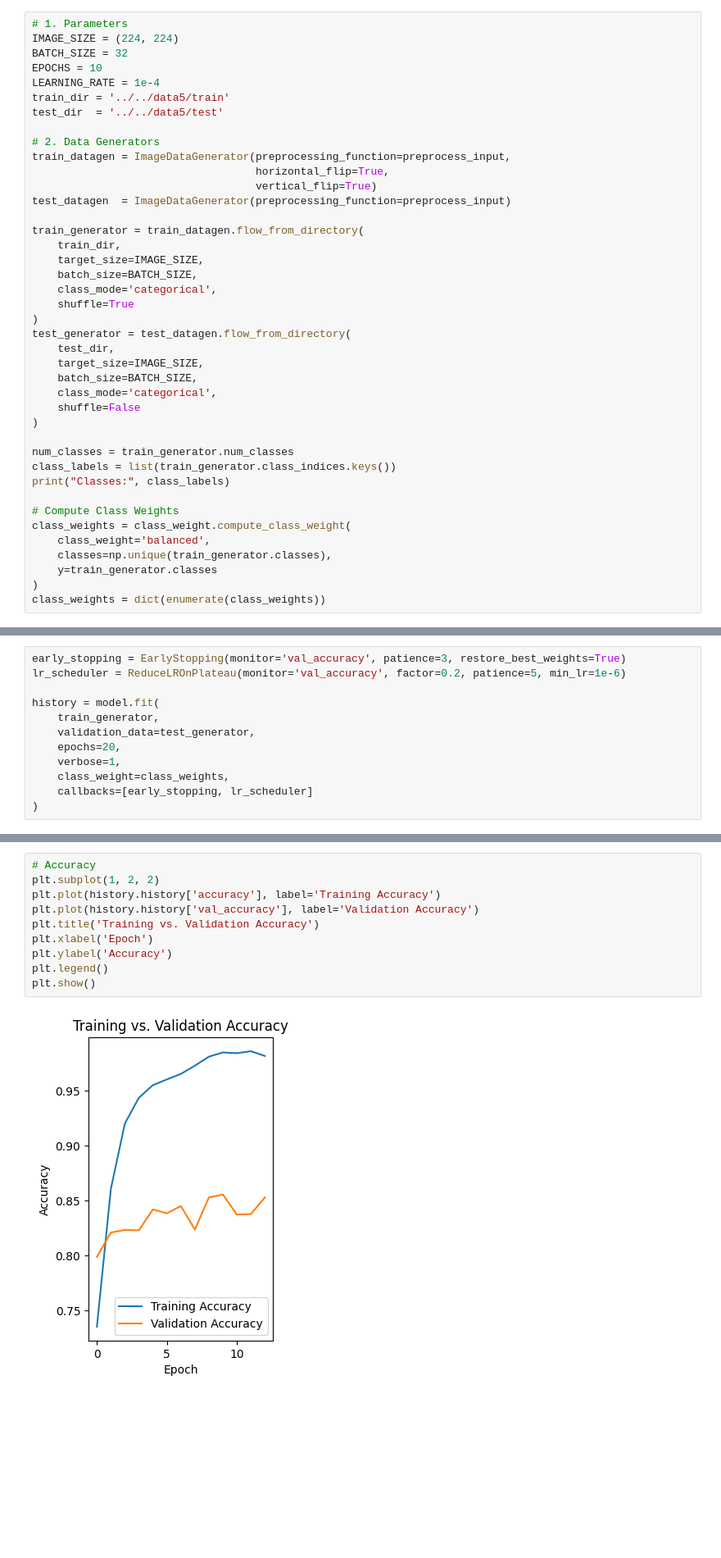
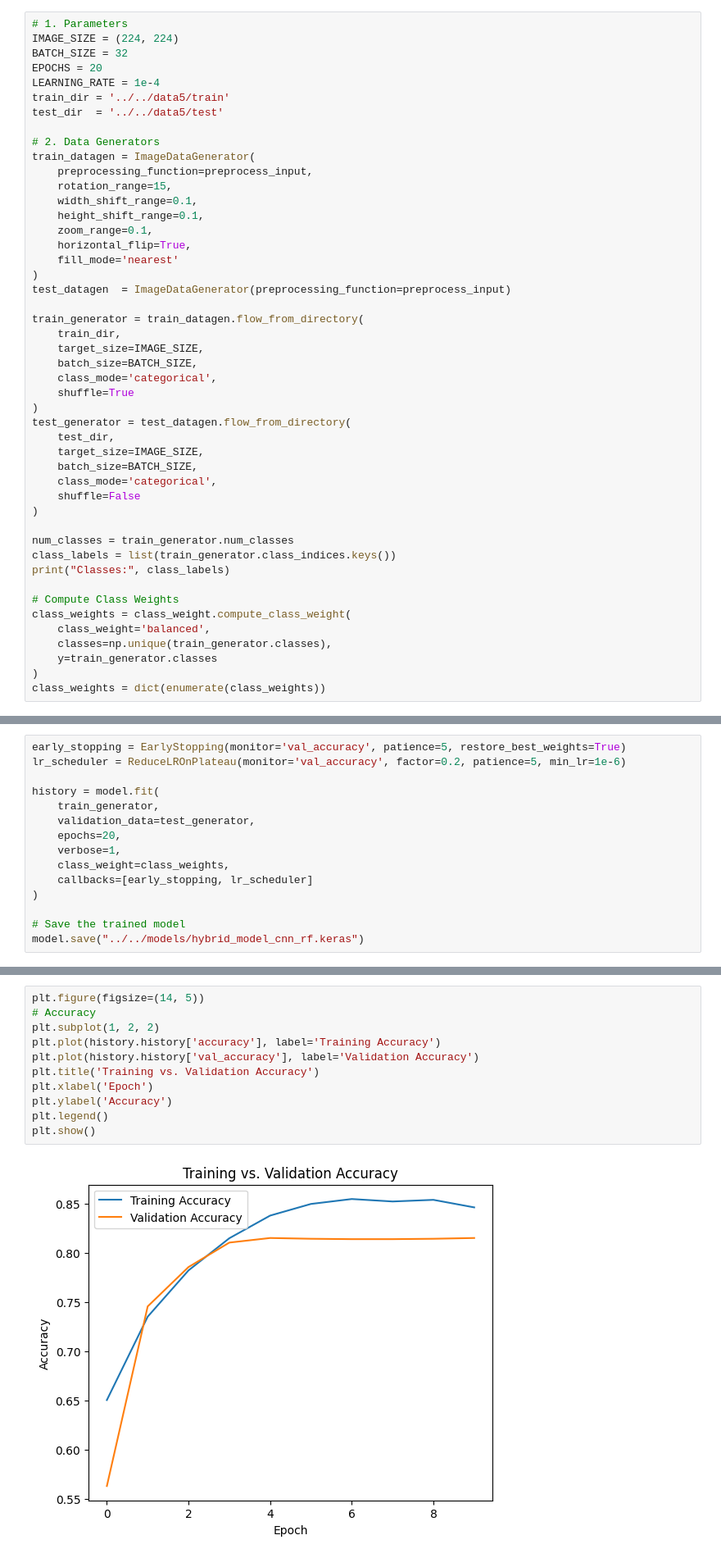
Before and after one commit to leeraaz/SkinDiseaseDiagnosisNepal, a Jupyter notebook: src/notebooks/HybridModelCNNRFWithFT7030.ipynb, the cells around one changed output, grey strips where cells are left out. Shown at 82% size. Saved outputs shown, nothing was run; the diff lists cells and outputs as text; blank space fills up the shorter version.

```diff
--- a/src/notebooks/HybridModelCNNRFWithFT7030.ipynb
+++ b/src/notebooks/HybridModelCNNRFWithFT7030.ipynb
@@ -16,15 +17,21 @@ from sklearn.utils import class_weight
 # 1. Parameters
 IMAGE_SIZE = (224, 224)
 BATCH_SIZE = 32
-EPOCHS = 10
+EPOCHS = 20
 LEARNING_RATE = 1e-4
 train_dir = '../../data5/train'
 test_dir  = '../../data5/test'
 
 # 2. Data Generators
-train_datagen = ImageDataGenerator(preprocessing_function=preprocess_input,
-                                   horizontal_flip=True,
-                                   vertical_flip=True)
+train_datagen = ImageDataGenerator(
+    preprocessing_function=preprocess_input,
+    rotation_range=15,
+    width_shift_range=0.1,
+    height_shift_range=0.1,
+    zoom_range=0.1,
+    horizontal_flip=True,
+    fill_mode='nearest'
+)
 test_datagen  = ImageDataGenerator(preprocessing_function=preprocess_input)
 
 train_generator = train_datagen.flow_from_directory(
@@ -103,5 +123,5 @@ Model: "functional_1"
 # %%
-early_stopping = EarlyStopping(monitor='val_accuracy', patience=3, restore_best_weights=True)
+early_stopping = EarlyStopping(monitor='val_accuracy', patience=5, restore_best_weights=True)
 lr_scheduler = ReduceLROnPlateau(monitor='val_accuracy', factor=0.2, patience=5, min_lr=1e-6)
 
 history = model.fit(
@@ -112,5 +132,8 @@ history = model.fit(
     class_weight=class_weights,
     callbacks=[early_stopping, lr_scheduler]
 )
+
+# Save the trained model
+model.save("../../models/hybrid_model_cnn_rf.keras")
 # %% [output]
 Epoch 1/20
@@ -148,13 +213,14 @@ plt.legend()
 # %%
+plt.figure(figsize=(14, 5))
 # Accuracy
 plt.subplot(1, 2, 2)
 plt.plot(history.history['accuracy'], label='Training Accuracy')
 plt.plot(history.history['val_accuracy'], label='Validation Accuracy')
 plt.title('Training vs. Validation Accuracy')
 plt.xlabel('Epoch')
 plt.ylabel('Accuracy')
 plt.legend()
 plt.show()
 # %% [output]
-[figure, old version]
+[figure, new version]
 # %%
```
Also changed, not shown: parts of 12 cells of this notebook, 25 other files.
